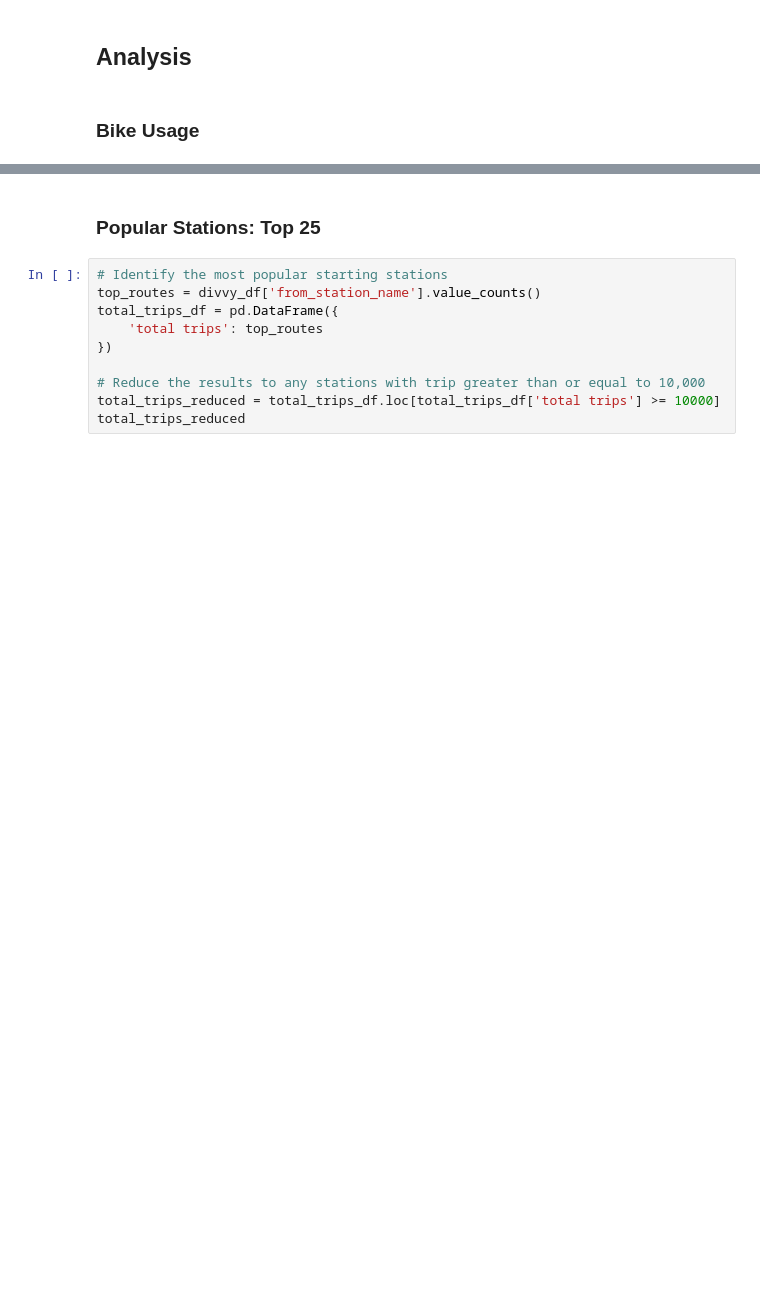
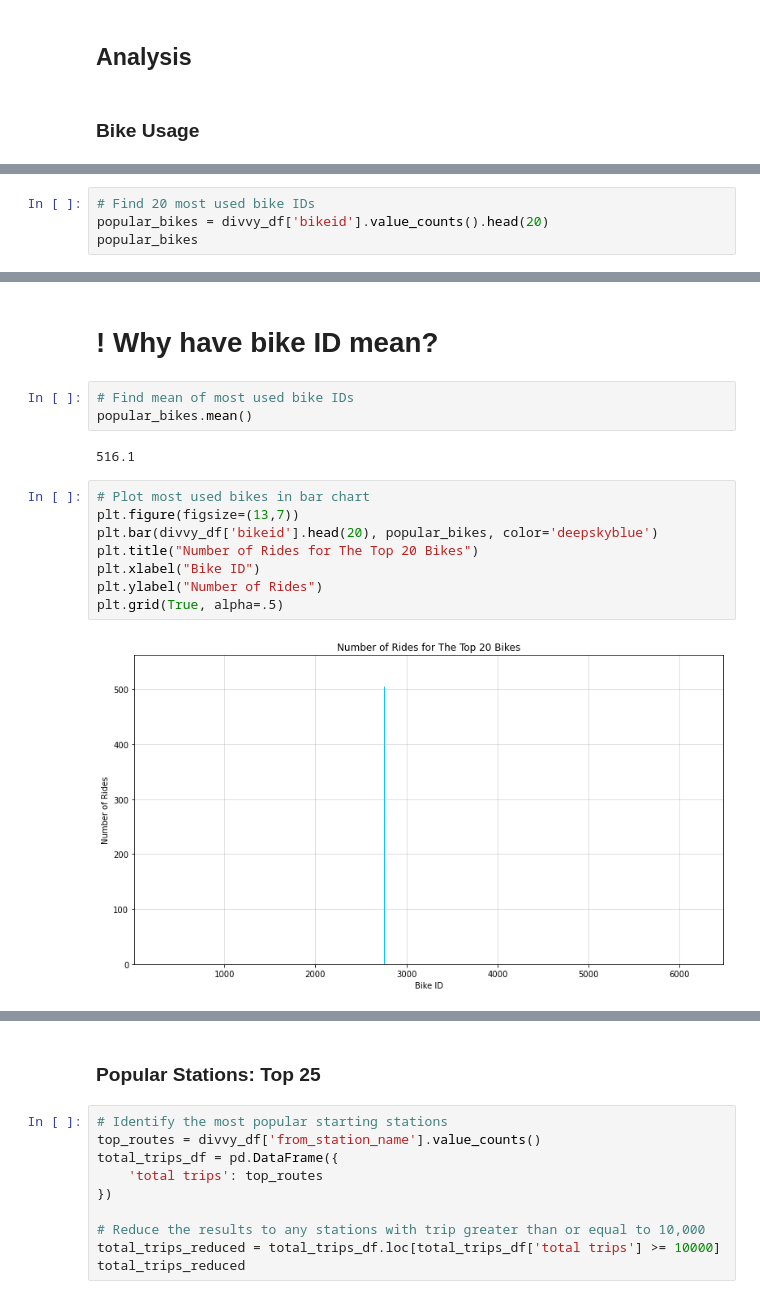
Before and after one commit to ruthhinkle/divvy-analysis, a Jupyter notebook: Divvy'ing_Up_Data_Final_Notebook.ipynb, the cells around one changed output, grey strips where cells are left out. Drawn from its saved outputs; the diff is of its cells as text; blank space fills up the shorter version.

```diff
--- a/Divvy'ing_Up_Data_Final_Notebook.ipynb
+++ b/Divvy'ing_Up_Data_Final_Notebook.ipynb
@@ -48,0 +211,4 @@ divvy_df.columns
+# %%
+# Find 20 most used bike IDs
+popular_bikes = divvy_df['bikeid'].value_counts().head(20)
+popular_bikes
@@ -48,0 +233,17 @@ divvy_df.columns
+# %% [markdown]
+# ! Why have bike ID mean?
+# %%
+# Find mean of most used bike IDs
+popular_bikes.mean()
+# %% [output]
+516.1
+# %%
+# Plot most used bikes in bar chart
+plt.figure(figsize=(13,7))
+plt.bar(divvy_df['bikeid'].head(20), popular_bikes, color='deepskyblue')
+plt.title("Number of Rides for The Top 20 Bikes")
+plt.xlabel("Bike ID")
+plt.ylabel("Number of Rides")
+plt.grid(True, alpha=.5)
+# %% [output]
+[figure, added]
```
Also changed, not shown: parts of 54 cells of this notebook, 2 other files.
